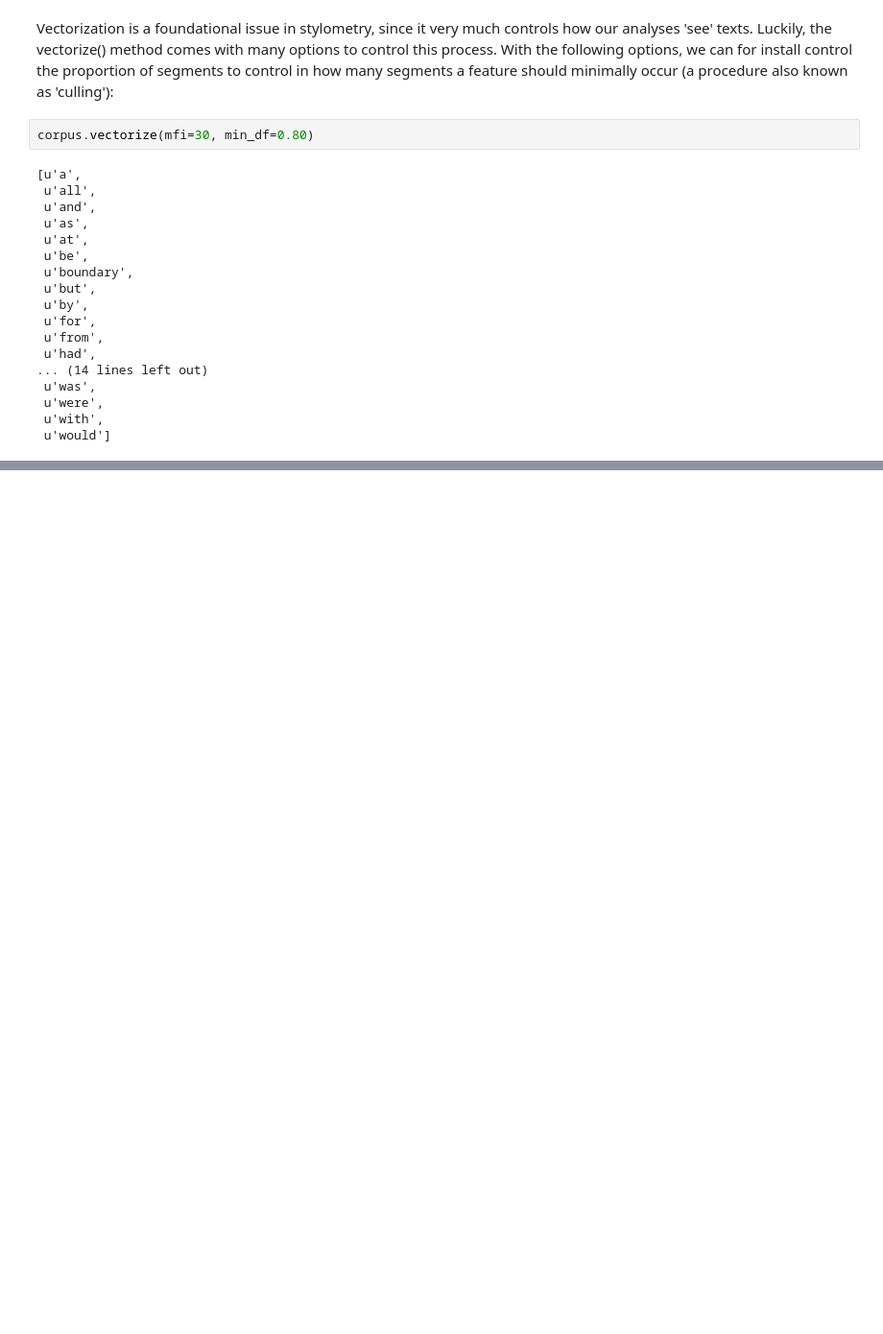
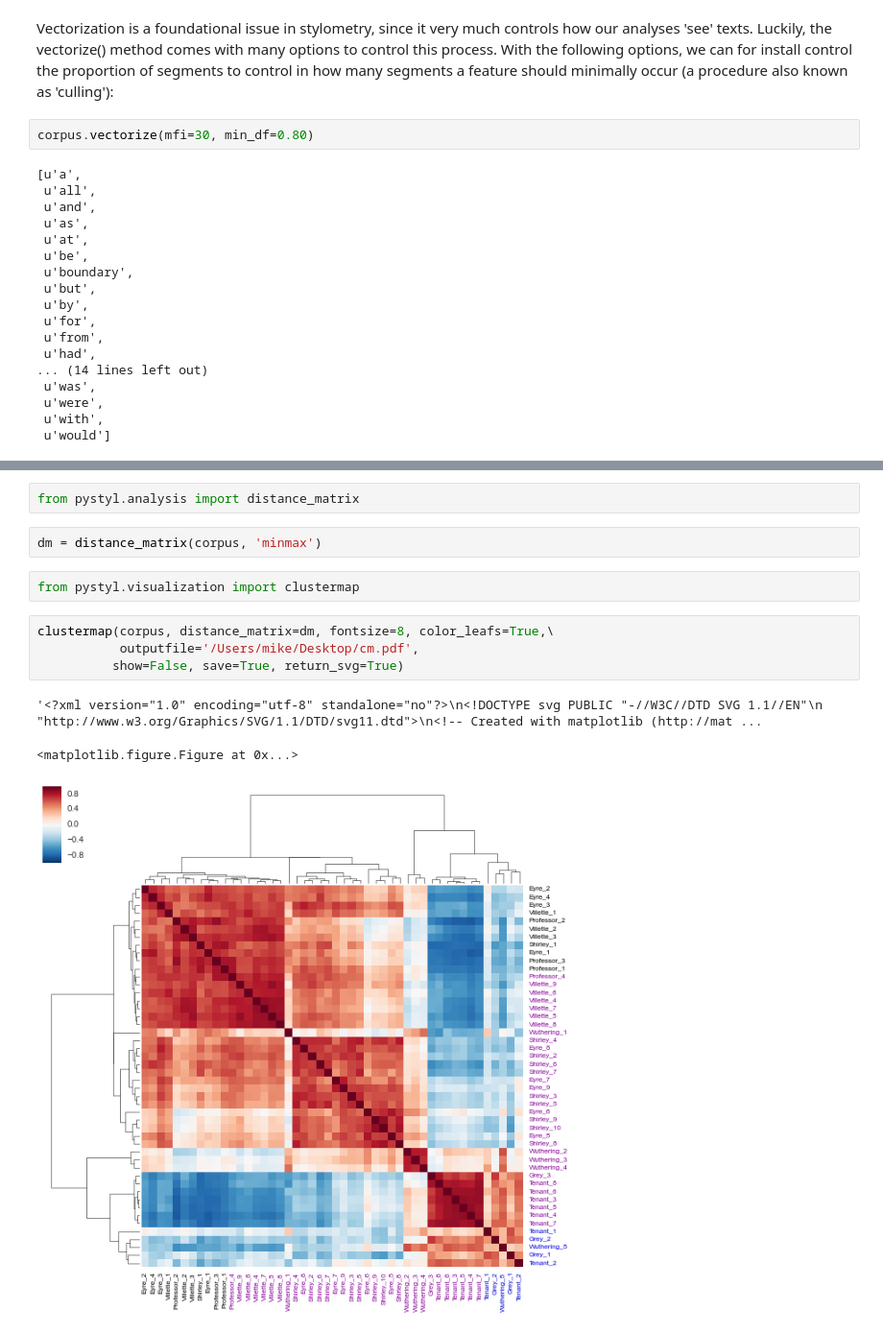
Before and after one commit to mikekestemont/pystyl, a Jupyter notebook: A Walk Through PyStyl.ipynb, the cells around one changed output, grey strips where cells are left out. Shown: that part at 96% size. Saved outputs shown, nothing was run; the diff lists cells and outputs as text; blank space fills up the shorter version.

```diff
--- a/A Walk Through PyStyl.ipynb
+++ b/A Walk Through PyStyl.ipynb
@@ -226,0 +253,14 @@ corpus.vectorize(mfi=30, min_df=0.80)
+# %%
+from pystyl.analysis import distance_matrix
+# %%
+dm = distance_matrix(corpus, 'minmax')
+# %%
+from pystyl.visualization import clustermap
+# %%
+clustermap(corpus, distance_matrix=dm, fontsize=8, color_leafs=True,\
+           outputfile='/Users/mike/Desktop/cm.pdf',
+          show=False, save=True, return_svg=True)
+# %% [output]
+'<?xml version="1.0" encoding="utf-8" standalone="no"?>\n<!DOCTYPE svg PUBLIC "-//W3C//DTD SVG 1.1//EN"\n  "http://www.w3.org/Graphics/SVG/1.1/DTD/svg11.dtd">\n<!-- Created with matplotlib (http://mat ...
+<matplotlib.figure.Figure at 0x...>
+[figure, added]
```
Also changed, not shown: parts of 15 cells of this notebook.
